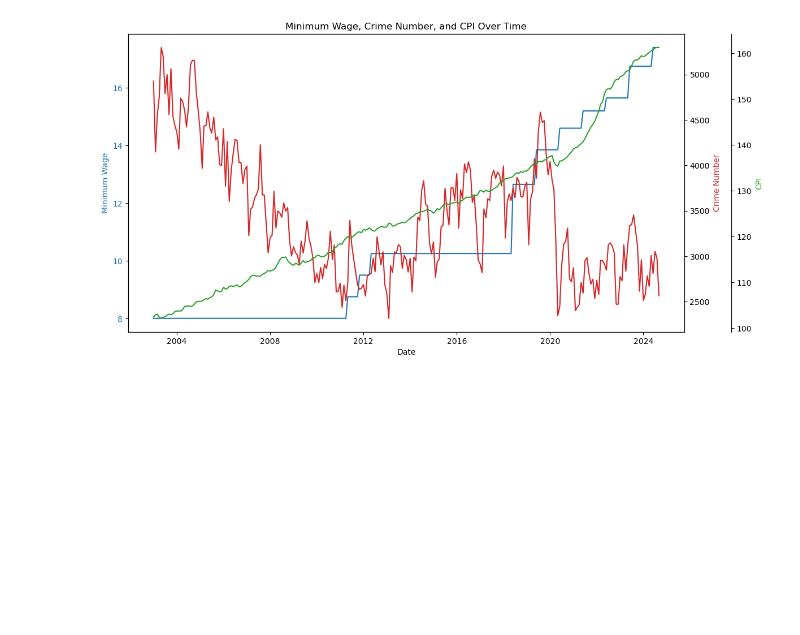
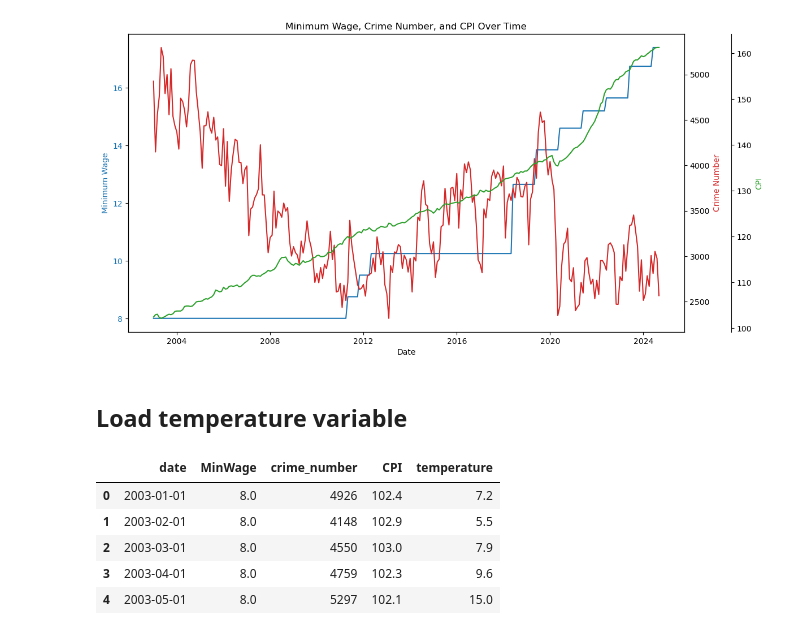
Before and after one commit to HantzeWANG/ECON490, a Jupyter notebook: CrimePrediction.ipynb, the cells around one changed output. Drawn from its saved outputs; the diff is of its cells as text; code cells hidden in the pictures; blank space fills up the shorter version.

```diff
--- a/CrimePrediction.ipynb
+++ b/CrimePrediction.ipynb
@@ -138,3 +138,18 @@ plt.title('Minimum Wage, Crime Number, and CPI Over Time')
 plt.show()
 # %% [output]
 [figure]
+# %% [markdown]
+## Load temperature variable
+# %%
+temperature_data = pd.read_csv("./temperature.csv", header=None, names=["date", "temperature"])
+
+temperature_data['date'] = pd.to_datetime(temperature_data['date'], format='%Y-%m-%d')
+
+merged_df = pd.merge(monthly_df, temperature_data, how='left', on='date')
+# %% [output]
+|  | date | MinWage | crime_number | CPI | temperature |
+| 0 | 2003-01-01 | 8.0 | 4926 | 102.4 | 7.2 |
+| 1 | 2003-02-01 | 8.0 | 4148 | 102.9 | 5.5 |
+| 2 | 2003-03-01 | 8.0 | 4550 | 103.0 | 7.9 |
+| 3 | 2003-04-01 | 8.0 | 4759 | 102.3 | 9.6 |
+| 4 | 2003-05-01 | 8.0 | 5297 | 102.1 | 15.0 |
```
Also changed, not shown: parts of 1 cell of this notebook, 3 other files.
